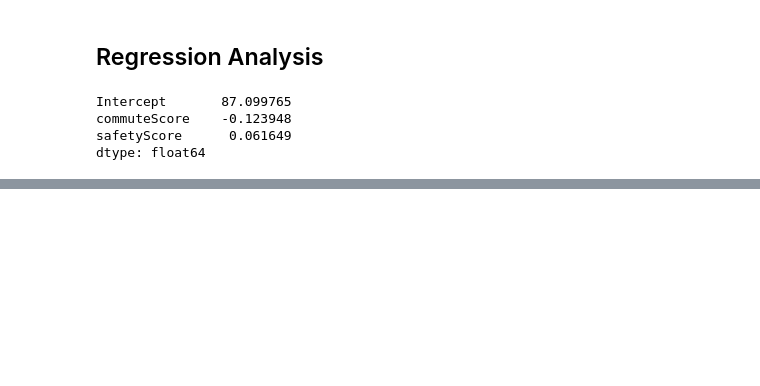
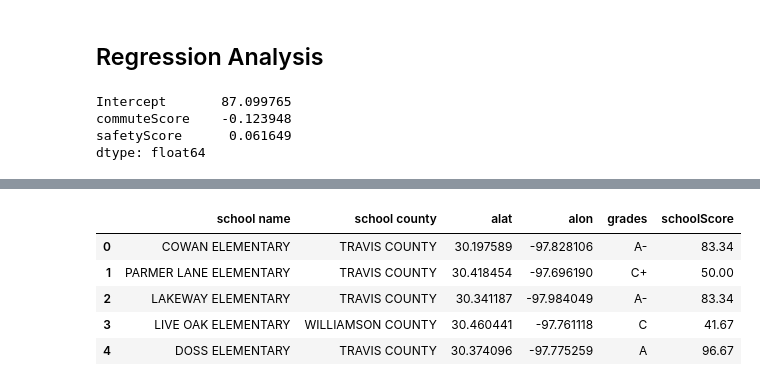
Before and after one commit to vlarie/EPIC_team5, a Jupyter notebook: EPICanalysis.ipynb, the cells around one changed output, grey strips where cells are left out. Drawn from its saved outputs; the diff is of its cells as text; code cells hidden in the pictures; blank space fills up the shorter version.

```diff
--- a/EPICanalysis.ipynb
+++ b/EPICanalysis.ipynb
@@ -303,0 +297,8 @@ dtype: float64
+# %%
+# Troy's Section
+
+# This section will integrate the school locations with the school rankings to get scholl grade by locatin and then plot the school grade heatmap
+
+# Read in school locations
+schoolLocations_df = pd.read_csv("./Data/latlon_schools_01.csv")
+schoolLocations_df.head()
@@ -303,0 +355,47 @@ dtype: float64
+# %%
+# convert grades to schoolScore
+
+# Set up arrays for new data
+schoolScoreList = []
+
+for i in range(0,len(schoolLocations_df)):
+    grade = schoolLocations_df.iloc[i]['grades']
+
+    if (grade == 'A+'):
+        score = 100.0
+    elif (grade == 'A'):
+        score = 96.67
+    elif (grade == 'A-'):
+        score = 83.34
+    elif (grade == 'B+'):
+        score = 75.0
+    elif (grade == 'B'):
+        score = 66.67
+    elif (grade == 'B-'):
+        score = 58.33
+    elif (grade == 'C+'):
+        score = 50
+    elif (grade == 'C'):
+        score = 41.67
+    elif (grade == 'C-'):
+        score = 33.33
+    elif (grade == 'D+'):
+        score = 25
+    elif (grade == 'D'):
+        score = 16.67
+    elif (grade == 'D-'):
+        score = 8.33
+    else:
+        score = 0.0
+
+    schoolScoreList.append(score)
+
+schoolLocations_df["schoolScore"] = schoolScoreList
+schoolLocations_df.head()
+# %% [output]
+|  | school name | school county | alat | alon | grades | schoolScore |
+| 0 | COWAN ELEMENTARY | TRAVIS COUNTY | 30.197589 | -97.828106 | A- | 83.34 |
+| 1 | PARMER LANE ELEMENTARY | TRAVIS COUNTY | 30.418454 | -97.696190 | C+ | 50.00 |
+| 2 | LAKEWAY ELEMENTARY | TRAVIS COUNTY | 30.341187 | -97.984049 | A- | 83.34 |
+| 3 | LIVE OAK ELEMENTARY | WILLIAMSON COUNTY | 30.460441 | -97.761118 | C | 41.67 |
+| 4 | DOSS ELEMENTARY | TRAVIS COUNTY | 30.374096 | -97.775259 | A | 96.67 |
```
Also changed, not shown: parts of 18 cells of this notebook, 11 other files.
